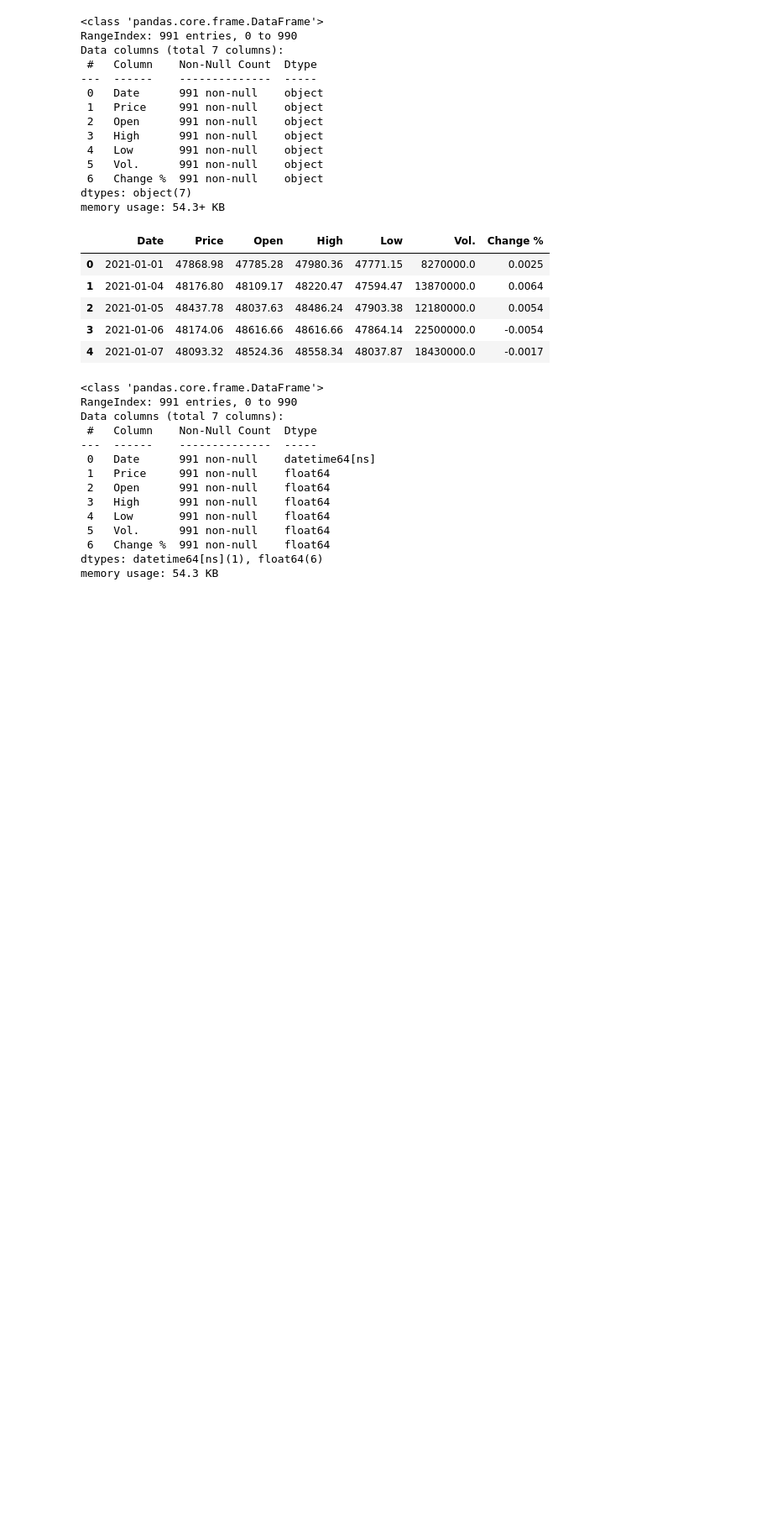
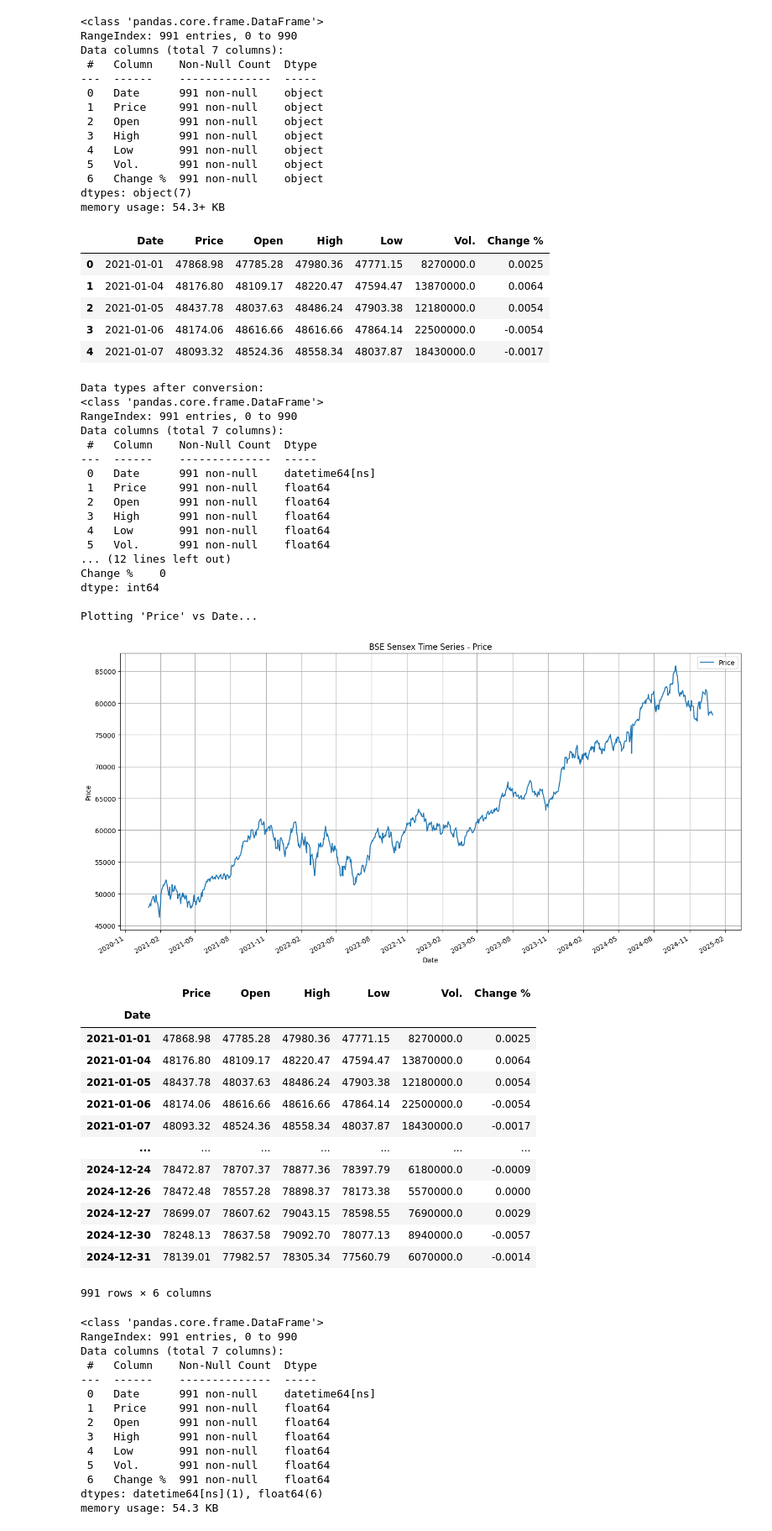
Before and after one commit to Scriea/StratArm, a Jupyter notebook: main.ipynb, the cells around one changed output. Shown at 84% size. Saved outputs shown, nothing was run; the diff lists cells and outputs as text; code cells hidden in the pictures; blank space fills up the shorter version.

```diff
--- a/main.ipynb
+++ b/main.ipynb
@@ -35,6 +36,41 @@ df.head()
 | 2 | 2021-01-05 | 48437.78 | 48037.63 | 48486.24 | 47903.38 | 12180000.0 | 0.0054 |
 | 3 | 2021-01-06 | 48174.06 | 48616.66 | 48616.66 | 47864.14 | 22500000.0 | -0.0054 |
 | 4 | 2021-01-07 | 48093.32 | 48524.36 | 48558.34 | 48037.87 | 18430000.0 | -0.0017 |
+# %%
+plot_data(df)
+# %% [output]
+Data types after conversion:
+<class 'pandas.core.frame.DataFrame'>
+RangeIndex: 991 entries, 0 to 990
+Data columns (total 7 columns):
+ #   Column    Non-Null Count  Dtype
+---  ------    --------------  -----
+ 0   Date      991 non-null    datetime64[ns]
+ 1   Price     991 non-null    float64
+ 2   Open      991 non-null    float64
+ 3   High      991 non-null    float64
+ 4   Low       991 non-null    float64
+ 5   Vol.      991 non-null    float64
+... (12 lines left out)
+Change %    0
+dtype: int64
+
+Plotting 'Price' vs Date...
+[figure, added]
+|  | Price | Open | High | Low | Vol. | Change % |
+| Date |  |  |  |  |  |  |
+| 2021-01-01 | 47868.98 | 47785.28 | 47980.36 | 47771.15 | 8270000.0 | 0.0025 |
+| 2021-01-04 | 48176.80 | 48109.17 | 48220.47 | 47594.47 | 13870000.0 | 0.0064 |
+| 2021-01-05 | 48437.78 | 48037.63 | 48486.24 | 47903.38 | 12180000.0 | 0.0054 |
+| 2021-01-06 | 48174.06 | 48616.66 | 48616.66 | 47864.14 | 22500000.0 | -0.0054 |
+| 2021-01-07 | 48093.32 | 48524.36 | 48558.34 | 48037.87 | 18430000.0 | -0.0017 |
+| ... | ... | ... | ... | ... | ... | ... |
+| 2024-12-24 | 78472.87 | 78707.37 | 78877.36 | 78397.79 | 6180000.0 | -0.0009 |
+| 2024-12-26 | 78472.48 | 78557.28 | 78898.37 | 78173.38 | 5570000.0 | 0.0000 |
+| 2024-12-27 | 78699.07 | 78607.62 | 79043.15 | 78598.55 | 7690000.0 | 0.0029 |
+| 2024-12-30 | 78248.13 | 78637.58 | 79092.70 | 78077.13 | 8940000.0 | -0.0057 |
+| 2024-12-31 | 78139.01 | 77982.57 | 78305.34 | 77560.79 | 6070000.0 | -0.0014 |
+991 rows × 6 columns
 # %%
 df.info()
 # %% [output]
```
Also changed, not shown: parts of 5 cells of this notebook, 5 other files.
